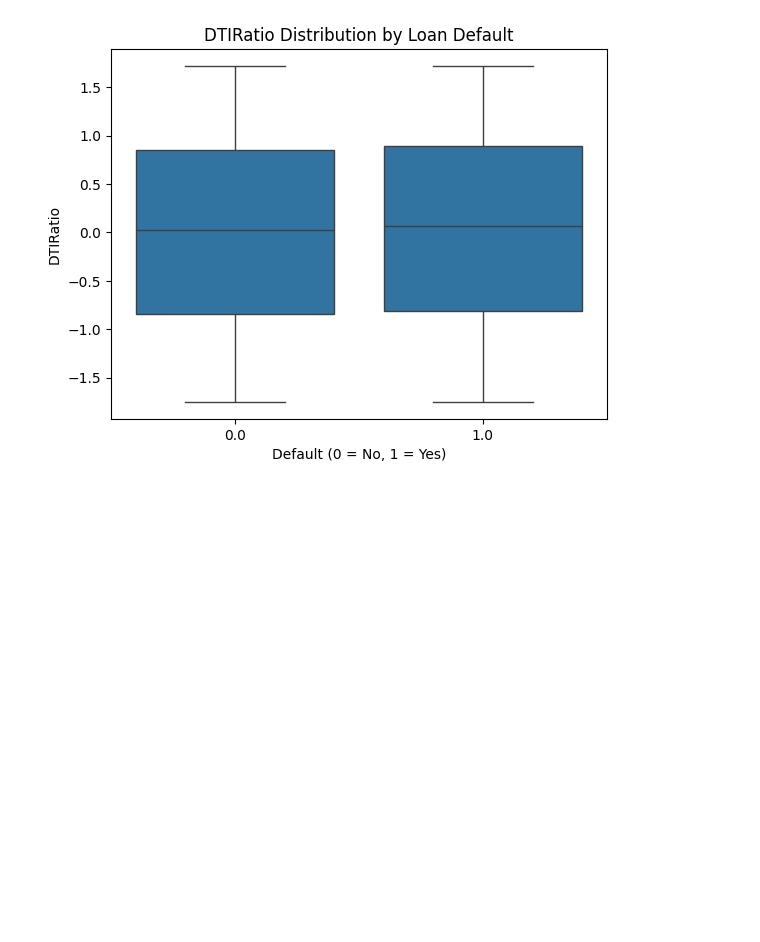
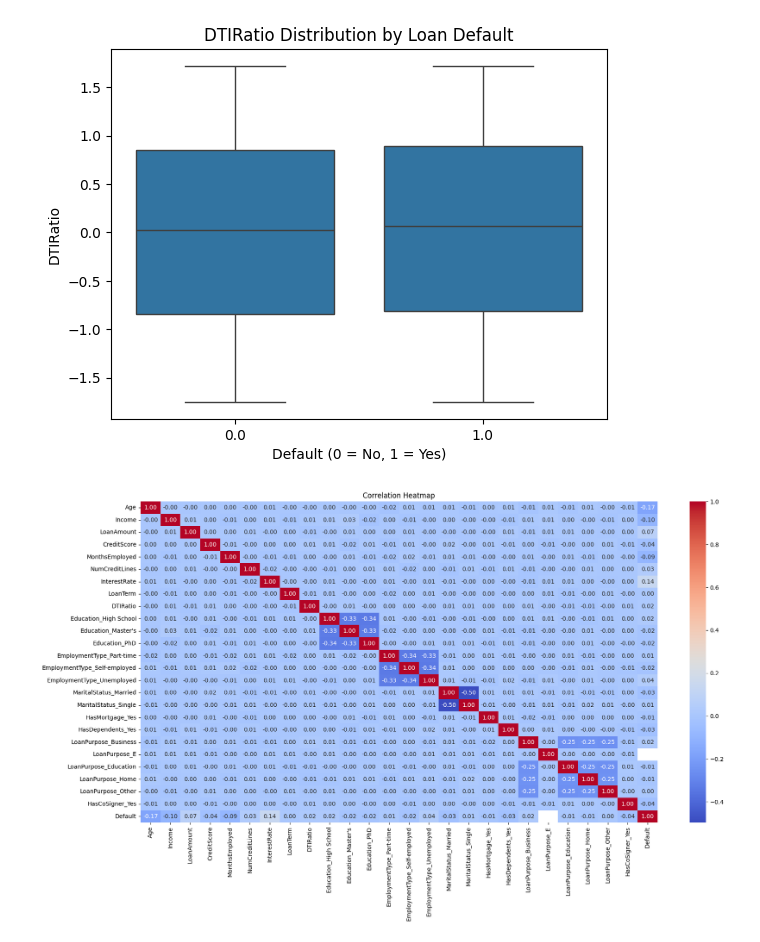
Before and after one commit to liateg/loan-default-classifier-ml, a Jupyter notebook: loan-default.ipynb, the cells around one changed output. Cells and saved outputs as stored; diff of their text form; code cells hidden in the pictures; blank space fills up the shorter version.

```diff
--- a/loan-default.ipynb
+++ b/loan-default.ipynb
@@ -133,7 +135,7 @@ dtype: int64
 scaler=StandardScaler()
 X[num_cols]=scaler.fit_transform(X[num_cols])
 # %%
-X_train,X_teat,Y_train,Y_test=train_test_split(X,Y,test_size=0.2,random_state=42)
+X_train,X_test,Y_train,Y_test=train_test_split(X,Y,test_size=0.2,random_state=42)
 # %%
 
 # Plot class distribution
@@ -181,3 +183,11 @@ for i in num_cols:
 [figure]
 [figure]
 [figure]
+# %%
+ndf=pd.concat([X_train,Y_train],axis=1)
+plt.figure(figsize=(20,10))
+sns.heatmap(ndf.corr(),annot=True,cmap='coolwarm',fmt=".2f")
+plt.title('Correlation Heatmap')
+plt.show()
+# %% [output]
+[figure, added]
```
Also changed, not shown: parts of 4 cells of this notebook.
